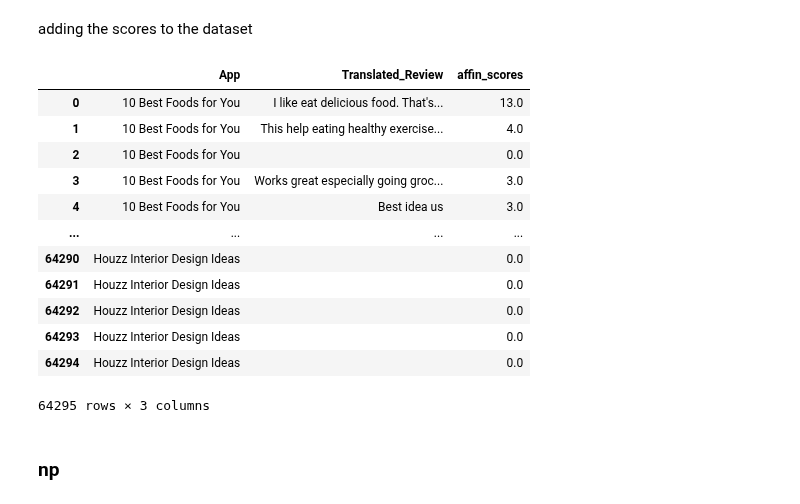
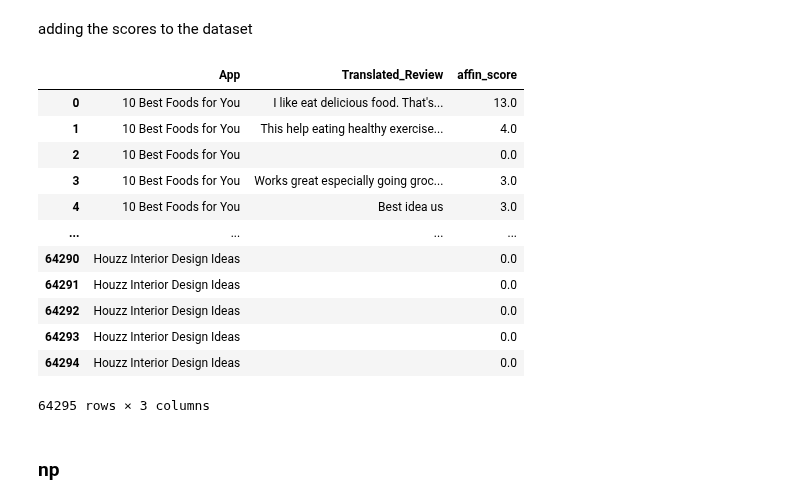
Before and after one commit to shalabajza/Develhope_Project_v2_team-2, a Jupyter notebook: Week 4/Week_4_Task_2_Mohammad.ipynb, the cells around one changed output. Drawn from its saved outputs; the diff is of its cells as text; code cells hidden in the pictures.

```diff
--- a/Week 4/Week_4_Task_2_Mohammad.ipynb
+++ b/Week 4/Week_4_Task_2_Mohammad.ipynb
@@ -103,10 +103,10 @@ scores = [afn.score(review) for review in reviews]
 # %% [markdown]
 adding the scores to the dataset
 # %%
-df['affin_scores'] = scores
+df['affin_score'] = scores
 df
 # %% [output]
-|  | App | Translated_Review | affin_scores |
+|  | App | Translated_Review | affin_score |
 | 0 | 10 Best Foods for You | I like eat delicious food. That's... | 13.0 |
 | 1 | 10 Best Foods for You | This help eating healthy exercise... | 4.0 |
 | 2 | 10 Best Foods for You |  | 0.0 |
```
Also changed, not shown: parts of 8 cells of this notebook.
